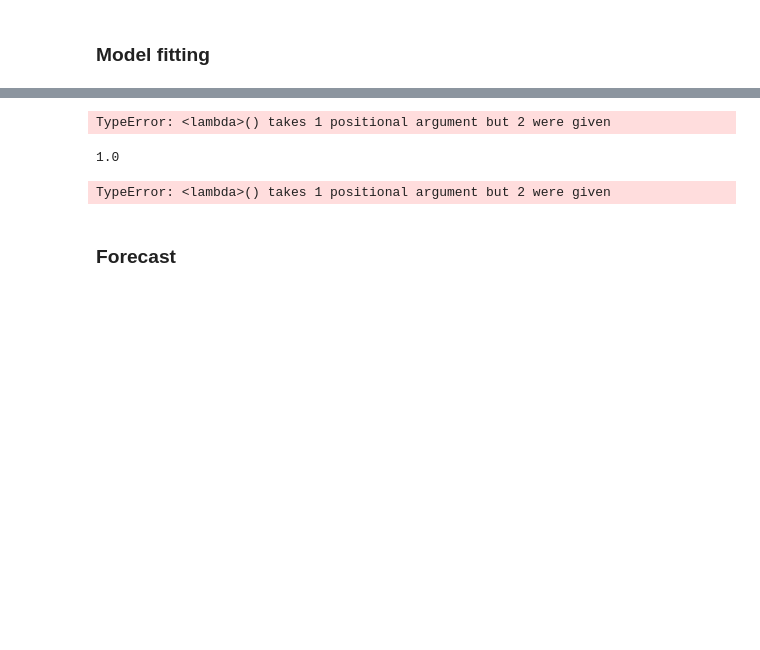
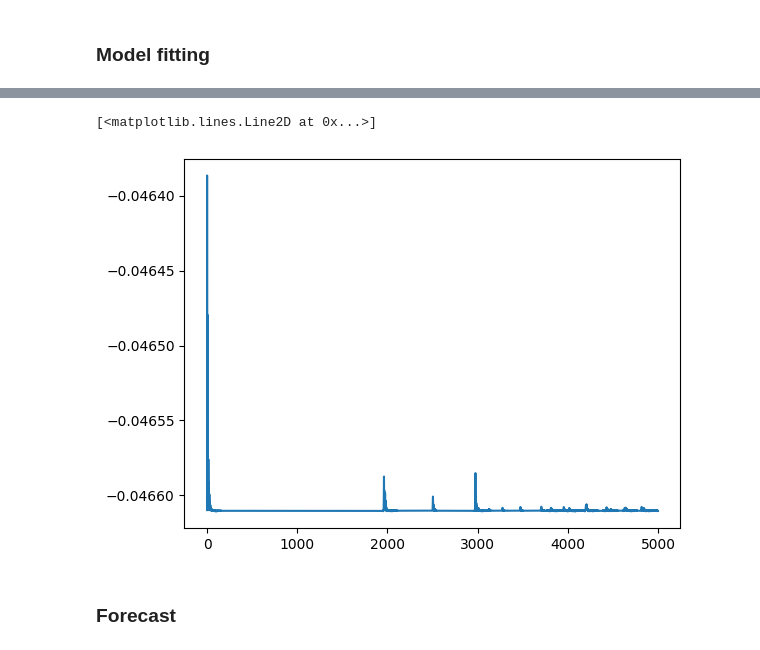
Before and after one commit to probml/sts-jax, a Jupyter notebook: sts_jax/structural_time_series/poiss.ipynb, the cells around one changed output, grey strips where cells are left out. Saved outputs shown, nothing was run; the diff lists cells and outputs as text; code cells hidden in the pictures; blank space fills up the shorter version.

```diff
--- a/sts_jax/structural_time_series/poiss.ipynb
+++ b/sts_jax/structural_time_series/poiss.ipynb
@@ -46,40 +46,3 @@ model = sts.StructuralTimeSeries([trend],
 # Fit the model using HMC
 obs_time_series = counts_training
 key = jr.PRNGKey(0)
-# %%
-import optax
-self = model
-obs_time_series = obs_time_series
-covariates=None
-num_steps=1000
-initial_params=None
-optimizer=optax.adam(1e-1)
-key=jr.PRNGKey(0)
-"""Maximum likelihood estimate of parameters of the STS model
-"""
-obs_time_series = obs_time_series - self.offset
-sts_ssm = self.as_ssm()
-curr_params = sts_ssm.params if initial_params is None else initial_params
-param_props = sts_ssm.param_props
-
-from dynamax.parameters import to_unconstrained, from_unconstrained
-from dynamax.parameters import ParameterSet, PropertySet
-from dynamax.types import PRNGKey, Scalar
-from dynamax.utils.optimize import run_sgd
-from dynamax.utils.utils import ensure_array_has_batch_dim
-from jax import vmap
-from functools import partial
-
-self = sts_ssm
-params = curr_params
-props = param_props
-emissions = obs_time_series
-num_epochs = num_steps
-inputs = covariates
-batch_size = 1
-shuffle = False
-
-batch_emissions = ensure_array_has_batch_dim(emissions, self.emission_shape)
-batch_inputs = ensure_array_has_batch_dim(inputs, self.inputs_shape)
-
-unc_params = to_unconstrained(params, props)
@@ -313,12 +48,0 @@ dataset = (batch_emissions, batch_inputs)
-# %%
-minibatch = dataset
-params = from_unconstrained(unc_params, props)
-minibatch_emissions, minibatch_inputs = minibatch
-scale = len(batch_emissions) / len(minibatch_emissions)
-minibatch_lls = vmap(partial(self.marginal_log_prob, params))(minibatch_emissions, minibatch_inputs)
-# %% [output]
-TypeError: <lambda>() takes 1 positional argument but 2 were given
-# %%
-scale
-# %% [output]
-1.0
@@ -341,6 +49,9 @@ optimal_params, losses = sts_ssm.fit_sgd(
 # %%
-parameter_samples = model.fit_mle(obs_time_series)
+parameter_samples, _losses = model.fit_mle(obs_time_series, num_steps=5000)
-# %% [output]
-TypeError: <lambda>() takes 1 positional argument but 2 were given
+# %%
+plt.plot(jnp.log(_losses))
+# %% [output]
+[<matplotlib.lines.Line2D at 0x...>]
+[figure, added]
 # %% [markdown]
 ### Forecast
```
Also changed, not shown: parts of 26 cells of this notebook, 4 other files.
